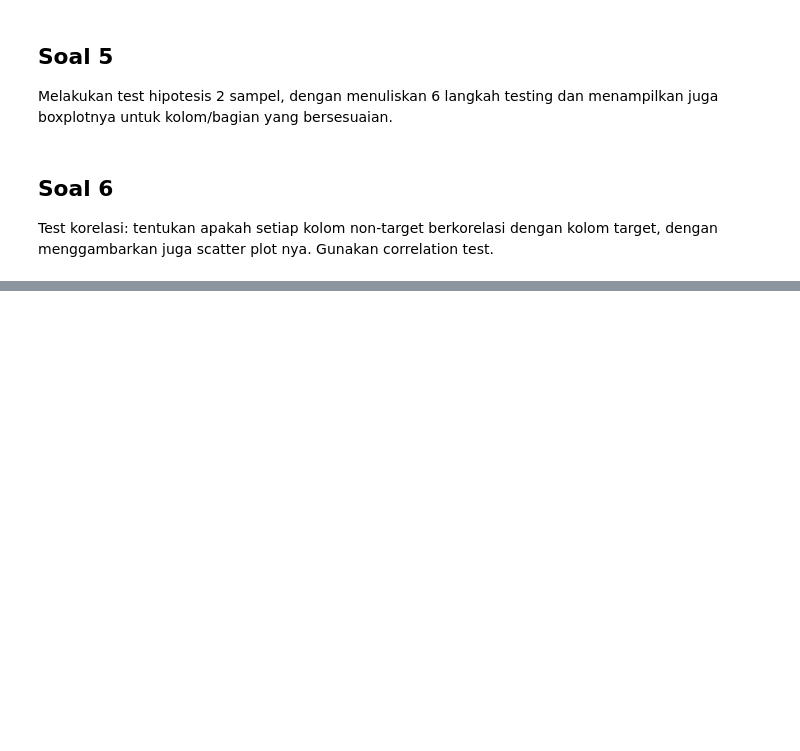
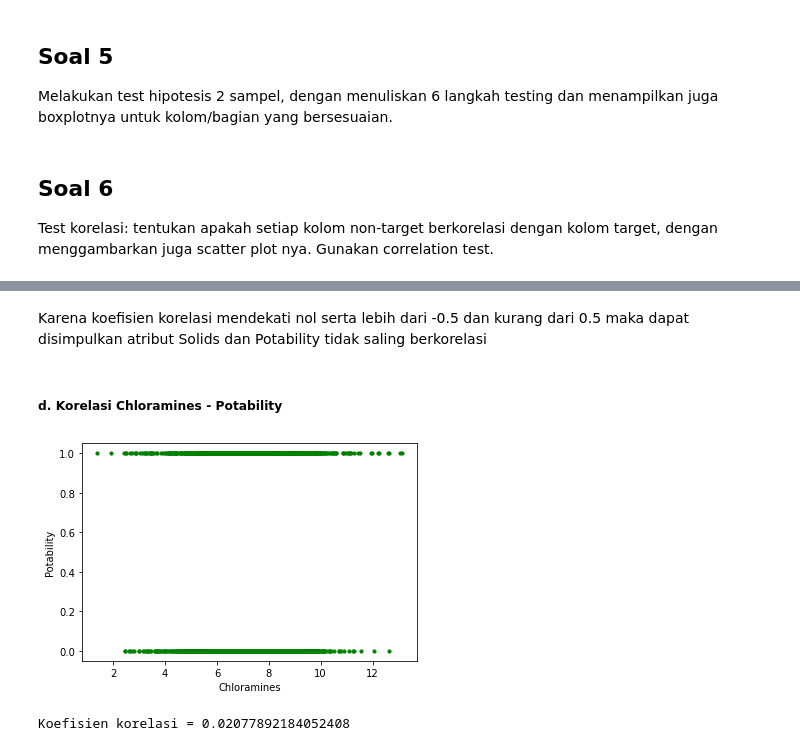
Before and after one commit to HanselTanoto/Tubes-Probstat, a Jupyter notebook: K01-T1-IF2220-13520022.ipynb, the cells around one changed output, grey strips where cells are left out. Cells and saved outputs as stored; diff of their text form; code cells hidden in the pictures; blank space fills up the shorter version.

```diff
--- a/K01-T1-IF2220-13520022.ipynb
+++ b/K01-T1-IF2220-13520022.ipynb
@@ -364,0 +398,11 @@ Test korelasi: tentukan apakah setiap kolom non-target berkorelasi dengan kolom
+# %% [markdown]
+Karena koefisien korelasi mendekati nol serta lebih dari -0.5 dan kurang dari 0.5 maka dapat disimpulkan atribut Solids dan Potability tidak saling berkorelasi
+# %% [markdown]
+##### d. Korelasi Chloramines - Potability
+# %%
+water_potability.plot.scatter(x="Chloramines",y="Potability",s=10,c="green")
+plt.show()
+print("Koefisien korelasi =",water_potability["Chloramines"].corr(water_potability["Potability"]))
+# %% [output]
+[figure, added]
+Koefisien korelasi = 0.02077892184052408
```
Also changed, not shown: parts of 25 cells of this notebook.
